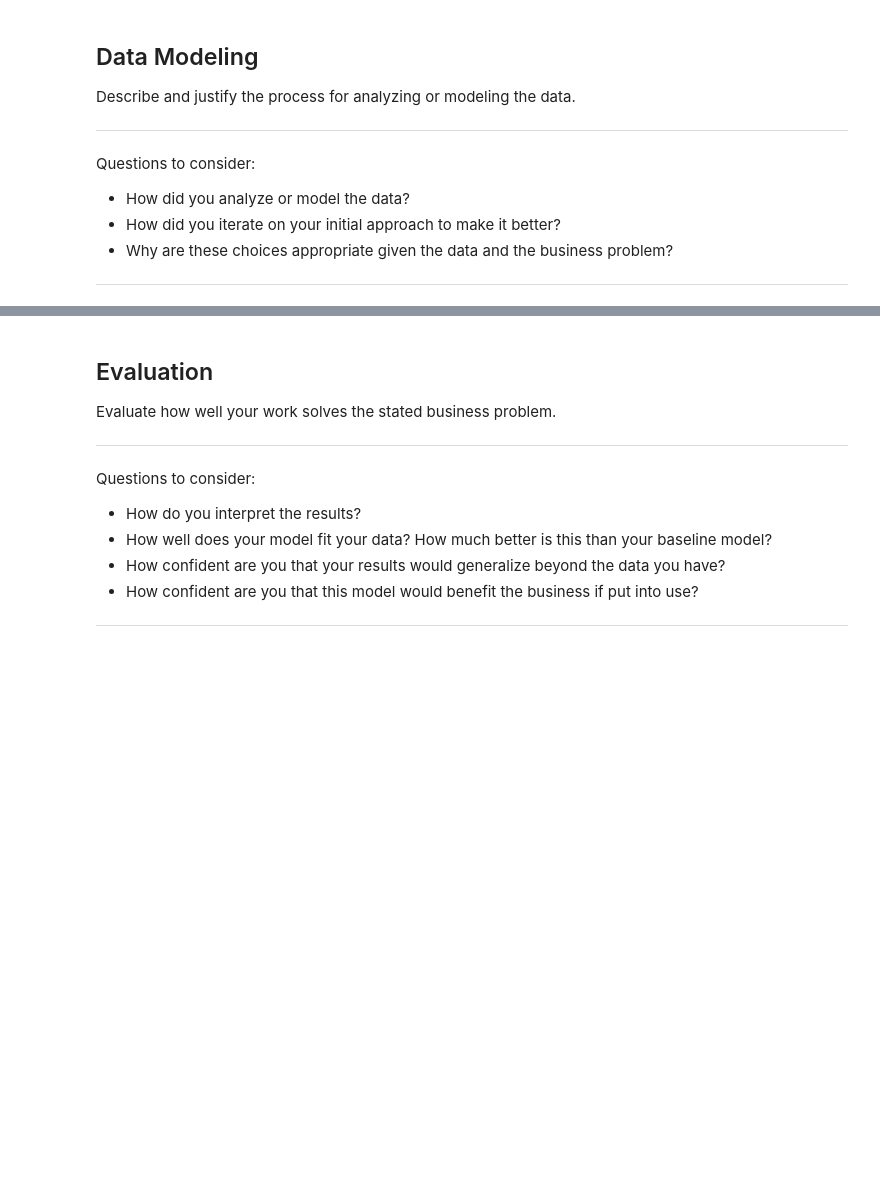
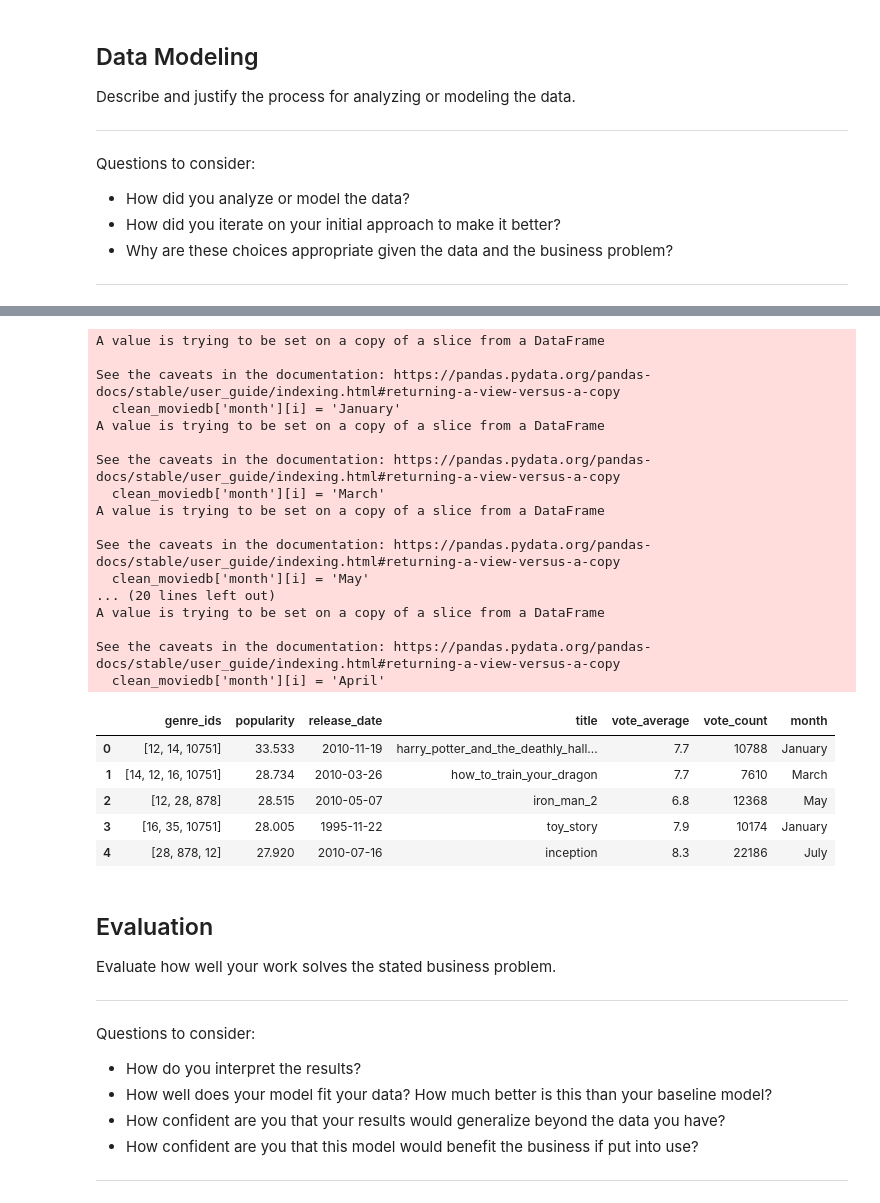
Before and after one commit to alexiskedo/Analyzing-Film-Production-Data, a Jupyter notebook: dsc-phase1-project-template.ipynb, the cells around one changed output, grey strips where cells are left out. Saved outputs shown, nothing was run; the diff lists cells and outputs as text; code cells hidden in the pictures; blank space fills up the shorter version.

```diff
--- a/dsc-phase1-project-template.ipynb
+++ b/dsc-phase1-project-template.ipynb
@@ -197,0 +329,3 @@ Questions to consider:
+# %%
+moviedb_movies['release_date'] = pd.to_datetime(moviedb_movies['release_date'])
+moviedb_movies.head(2)
@@ -209,0 +352,73 @@ Questions to consider:
+# %%
+# Here you run your code to model the data
+# Research Question 1: What release months contain the most popular movies on the Movie DB data?
+
+# Make another column ("month") containing just the month from the "release_date" column.
+moviedb_movies["month"] = moviedb_movies["release_date"].dt.month
+moviedb_movies.head()
+
+clean_moviedb = moviedb_movies.drop(columns = ['Unnamed: 0', 'id', 'original_language', 'original_title'], axis = 1)
+
+# clean_moviedb_count = clean_moviedb.groupby(by = ['month']).agg(['count'])
+
+# clean_moviedb_count
+# %%
+# Change datatype of ['month'] column to string
+clean_moviedb['month'] = clean_moviedb['month'].astype('str')
+
+# Enumerate to replace values in ['month'] with names of months
+
+for i, element in enumerate(clean_moviedb['month']):
+    if '1' in element:
+        clean_moviedb['month'][i] = 'January'
+        # intakes.at[i, 'age_upon_intake_unit'] = 365
+    elif '2' in element:
+        clean_moviedb['month'][i] = 'February'
+    elif '3' in element:
+        clean_moviedb['month'][i] = 'March'
+    elif '4' in element:
+        clean_moviedb['month'][i] = 'April'
+    elif '5' in element:
+        clean_moviedb['month'][i] = 'May'
+        # intakes.at[i, 'age_upon_intake_unit'] = 365
+    elif '6' in element:
+        clean_moviedb['month'][i] = 'June'
+    elif '7' in element:
+        clean_moviedb['month'][i] = 'July'
+    elif '8' in element:
+        clean_moviedb['month'][i] = 'August'
+    elif '9' in element:
+        clean_moviedb['month'][i] = 'September'
+        # intakes.at[i, 'age_upon_intake_unit'] = 365
+    elif '10' in element:
+        clean_moviedb['month'][i] = 'October'
+    elif '11' in element:
+        clean_moviedb['month'][i] = 'November'
+    elif '12' in element:
+        clean_moviedb['month'][i] = 'December'
+
+clean_moviedb.head()
+# %% [output]
+A value is trying to be set on a copy of a slice from a DataFrame
+
+See the caveats in the documentation: https://pandas.pydata.org/pandas-docs/stable/user_guide/indexing.html#returning-a-view-versus-a-copy
+  clean_moviedb['month'][i] = 'January'
+A value is trying to be set on a copy of a slice from a DataFrame
+
+See the caveats in the documentation: https://pandas.pydata.org/pandas-docs/stable/user_guide/indexing.html#returning-a-view-versus-a-copy
+  clean_moviedb['month'][i] = 'March'
+A value is trying to be set on a copy of a slice from a DataFrame
+
+See the caveats in the documentation: https://pandas.pydata.org/pandas-docs/stable/user_guide/indexing.html#returning-a-view-versus-a-copy
+  clean_moviedb['month'][i] = 'May'
+... (20 lines left out)
+A value is trying to be set on a copy of a slice from a DataFrame
+
+See the caveats in the documentation: https://pandas.pydata.org/pandas-docs/stable/user_guide/indexing.html#returning-a-view-versus-a-copy
+  clean_moviedb['month'][i] = 'April'
+|  | genre_ids | popularity | release_date | title | vote_average | vote_count | month |
+| 0 | [12, 14, 10751] | 33.533 | 2010-11-19 | harry_potter_and_the_deathly_hall... | 7.7 | 10788 | January |
+| 1 | [14, 12, 16, 10751] | 28.734 | 2010-03-26 | how_to_train_your_dragon | 7.7 | 7610 | March |
+| 2 | [12, 28, 878] | 28.515 | 2010-05-07 | iron_man_2 | 6.8 | 12368 | May |
+| 3 | [16, 35, 10751] | 28.005 | 1995-11-22 | toy_story | 7.9 | 10174 | January |
+| 4 | [28, 878, 12] | 27.920 | 2010-07-16 | inception | 8.3 | 22186 | July |
```
Also changed, not shown: parts of 18 cells of this notebook.
